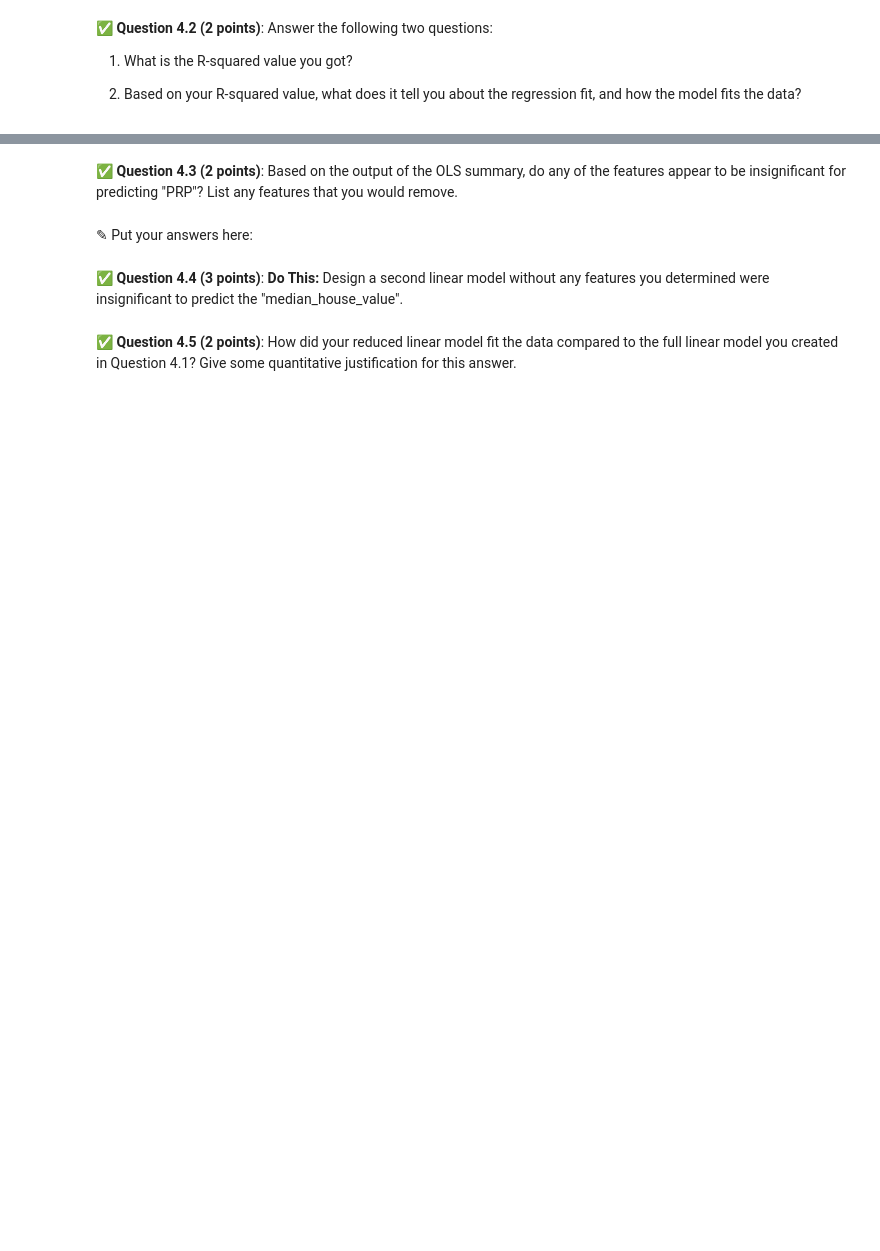
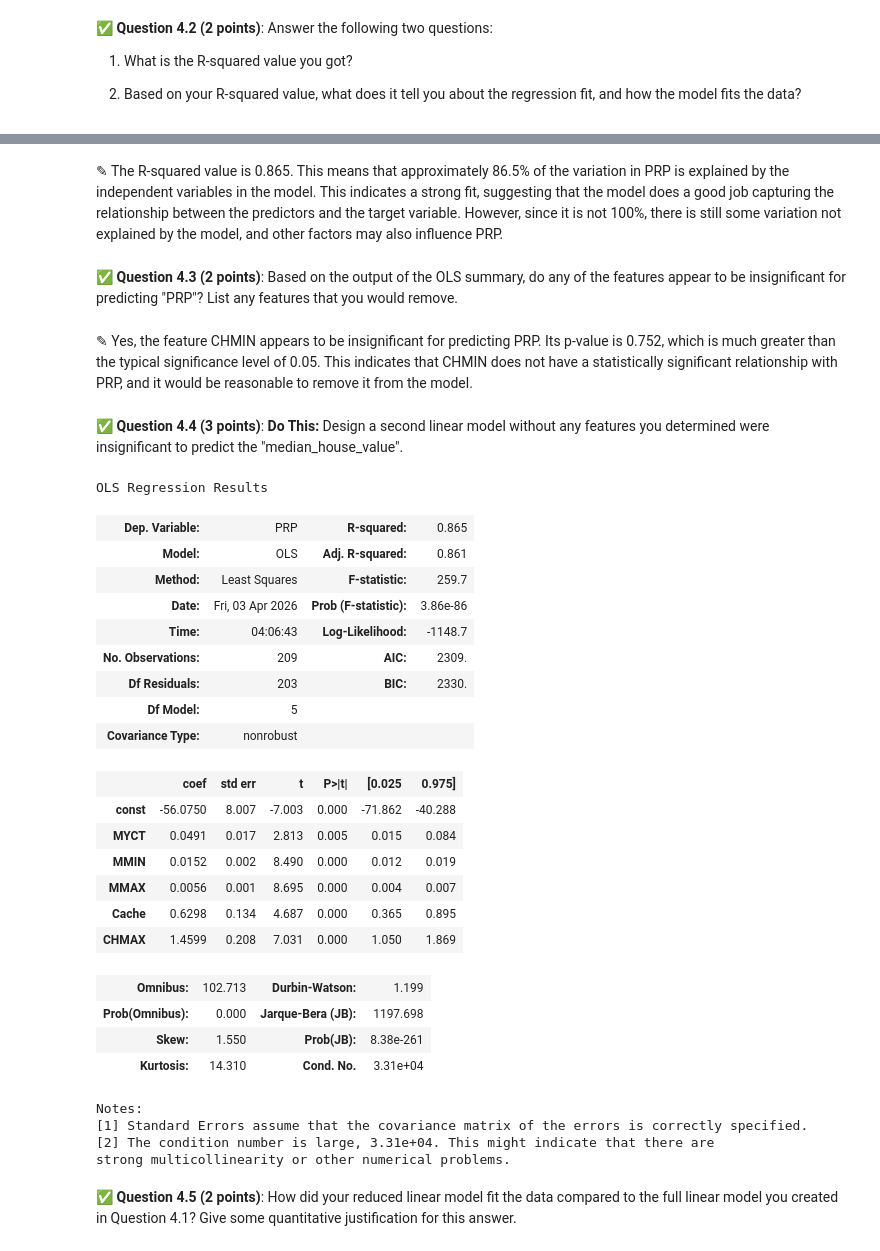
Before and after one commit to kirtanet/CMSE202-f25-turnin, a Jupyter notebook: hw-03/Homework 3.ipynb, the cells around one changed output, grey strips where cells are left out. Drawn from its saved outputs; the diff is of its cells as text; code cells hidden in the pictures; blank space fills up the shorter version.

```diff
--- a/hw-03/Homework 3.ipynb
+++ b/hw-03/Homework 3.ipynb
@@ -318,8 +384,10 @@ Download a cleaned version of the data from here: https://raw.githubusercontent.
+# %% [markdown]
+<font size=+3>&#9998;</font> The R-squared value is 0.865. This means that approximately 86.5% of the variation in PRP is explained by the independent variables in the model. This indicates a strong fit, suggesting that the model does a good job capturing the relationship between the predictors and the target variable. However, since it is not 100%, there is still some variation not explained by the model, and other factors may also influence PRP.
 # %% [markdown]
 &#9989;  **Question 4.3 (2 points)**:
 Based on the output of the OLS summary, do any of the features appear to be insignificant for predicting "PRP"? List any features that you would remove.
-# %% [markdown]
-<font size=+3>&#9998;</font> Put your answers here:
+# %% [markdown]
+<font size=+3>&#9998;</font> Yes, the feature CHMIN appears to be insignificant for predicting PRP. Its p-value is 0.752, which is much greater than the typical significance level of 0.05. This indicates that CHMIN does not have a statistically significant relationship with PRP, and it would be reasonable to remove it from the model.
 # %% [markdown]
 &#9989;  **Question 4.4 (3 points)**:
 **Do This:** Design a second linear model without any features you determined were insignificant to predict the "median_house_value".
@@ -328,2 +394,38 @@ Based on the output of the OLS summary, do any of the features appear to be insi
+# %%
+# Put your code here
+X_reduced = machine_data.drop(columns=["PRP", "CHMIN"])
+y = machine_data["PRP"]
+
+X_reduced_const = sm.add_constant(X_reduced)
+
+model_reduced = sm.OLS(y, X_reduced_const).fit()
+
+model_reduced.summary()
+# %% [output]
+OLS Regression Results
+| Dep. Variable: | PRP | R-squared: | 0.865 |
+| Model: | OLS | Adj. R-squared: | 0.861 |
+| Method: | Least Squares | F-statistic: | 259.7 |
+| Date: | Fri, 03 Apr 2026 | Prob (F-statistic): | 3.86e-86 |
+| Time: | 04:06:43 | Log-Likelihood: | -1148.7 |
+| No. Observations: | 209 | AIC: | 2309. |
+| Df Residuals: | 203 | BIC: | 2330. |
+| Df Model: | 5 |  |  |
+| Covariance Type: | nonrobust |  |  |
+|  | coef | std err | t | P>|t| | [0.025 | 0.975] |
+| const | -56.0750 | 8.007 | -7.003 | 0.000 | -71.862 | -40.288 |
+| MYCT | 0.0491 | 0.017 | 2.813 | 0.005 | 0.015 | 0.084 |
+| MMIN | 0.0152 | 0.002 | 8.490 | 0.000 | 0.012 | 0.019 |
+| MMAX | 0.0056 | 0.001 | 8.695 | 0.000 | 0.004 | 0.007 |
+| Cache | 0.6298 | 0.134 | 4.687 | 0.000 | 0.365 | 0.895 |
+| CHMAX | 1.4599 | 0.208 | 7.031 | 0.000 | 1.050 | 1.869 |
+| Omnibus: | 102.713 | Durbin-Watson: | 1.199 |
+| Prob(Omnibus): | 0.000 | Jarque-Bera (JB): | 1197.698 |
+| Skew: | 1.550 | Prob(JB): | 8.38e-261 |
+| Kurtosis: | 14.310 | Cond. No. | 3.31e+04 |
+Notes:
+[1] Standard Errors assume that the covariance matrix of the errors is correctly specified.
+[2] The condition number is large, 3.31e+04. This might indicate that there are
+strong multicollinearity or other numerical problems.
 # %% [markdown]
 &#9989;  **Question 4.5 (2 points)**: How did your reduced linear model fit the data compared to the full linear model you created in Question 4.1? Give some quantitative justification for this answer.
```
Also changed, not shown: parts of 17 cells of this notebook, 1 other file.
